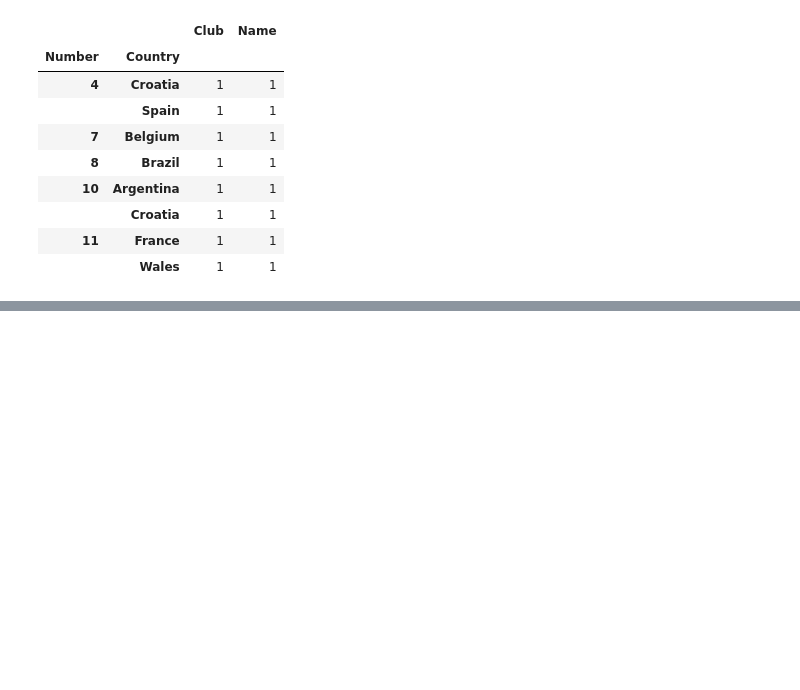
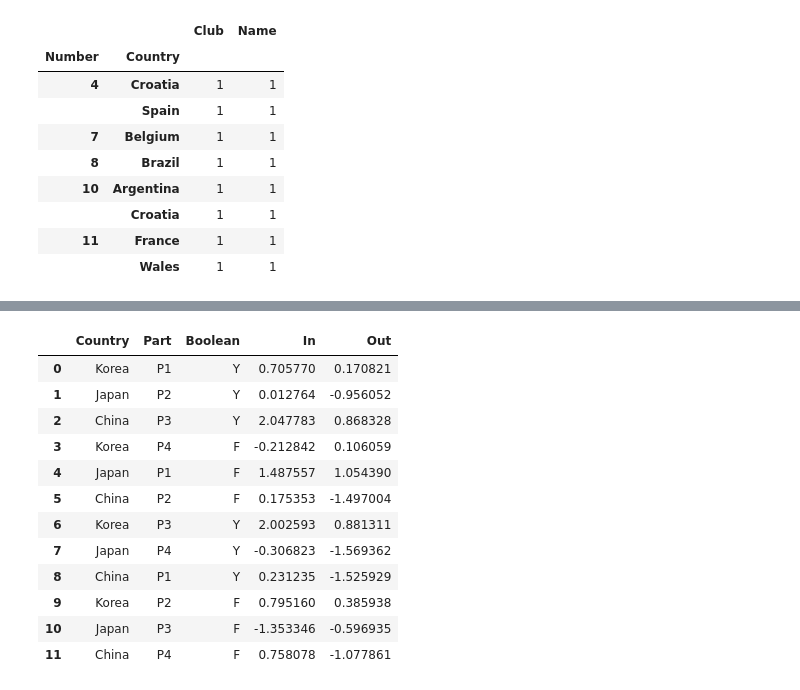
Before and after one commit to galaxy1014/ML_module_summary, a Jupyter notebook: Pandas/Chapter0_Summary/Chapter0.ipynb, the cells around one changed output, grey strips where cells are left out. Cells and saved outputs as stored; diff of their text form; code cells hidden in the pictures; blank space fills up the shorter version.

Commit message:
add : Update Chapter0.ipynb
add Reshaping code part

```diff
--- a/Pandas/Chapter0_Summary/Chapter0.ipynb
+++ b/Pandas/Chapter0_Summary/Chapter0.ipynb
@@ -783,0 +903,21 @@ df.groupby(['Number','Country']).count()
+# %%
+df3 = pd.DataFrame({'Country' : ['Korea', 'Japan','China'] * 4,
+                    'Part' : ['P1', 'P2', 'P3', 'P4'] * 3,
+                    'Boolean' : ['Y','Y','Y','F','F','F'] * 2 ,
+                    'In' : np.random.randn(12),
+                    'Out' : np.random.randn(12)})
+df3
+# %% [output]
+|  | Country | Part | Boolean | In | Out |
+| 0 | Korea | P1 | Y | 0.705770 | 0.170821 |
+| 1 | Japan | P2 | Y | 0.012764 | -0.956052 |
+| 2 | China | P3 | Y | 2.047783 | 0.868328 |
+| 3 | Korea | P4 | F | -0.212842 | 0.106059 |
+| 4 | Japan | P1 | F | 1.487557 | 1.054390 |
+| 5 | China | P2 | F | 0.175353 | -1.497004 |
+| 6 | Korea | P3 | Y | 2.002593 | 0.881311 |
+| 7 | Japan | P4 | Y | -0.306823 | -1.569362 |
+| 8 | China | P1 | Y | 0.231235 | -1.525929 |
+| 9 | Korea | P2 | F | 0.795160 | 0.385938 |
+| 10 | Japan | P3 | F | -1.353346 | -0.596935 |
+| 11 | China | P4 | F | 0.758078 | -1.077861 |
```
Also changed, not shown: parts of 13 cells of this notebook.
